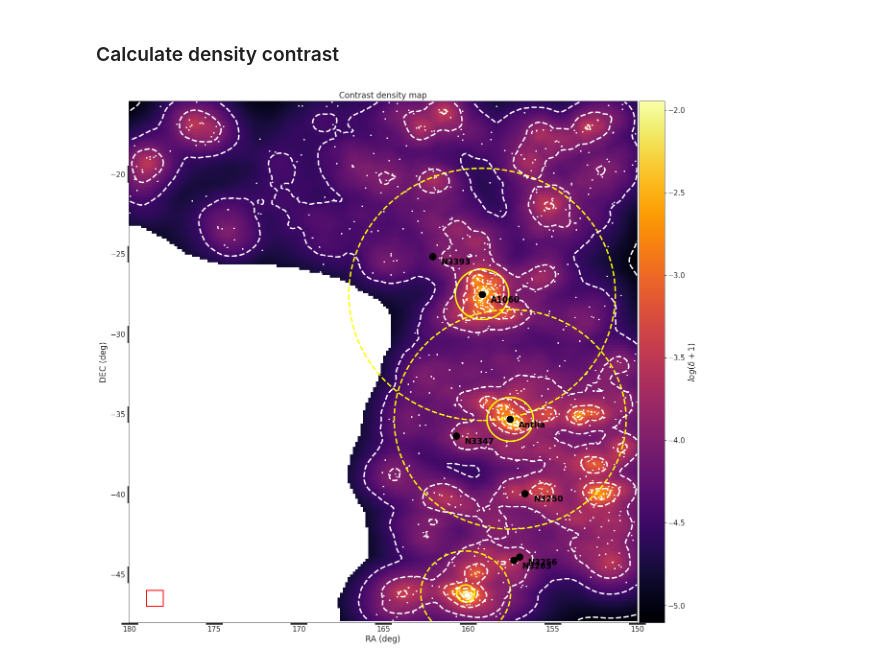
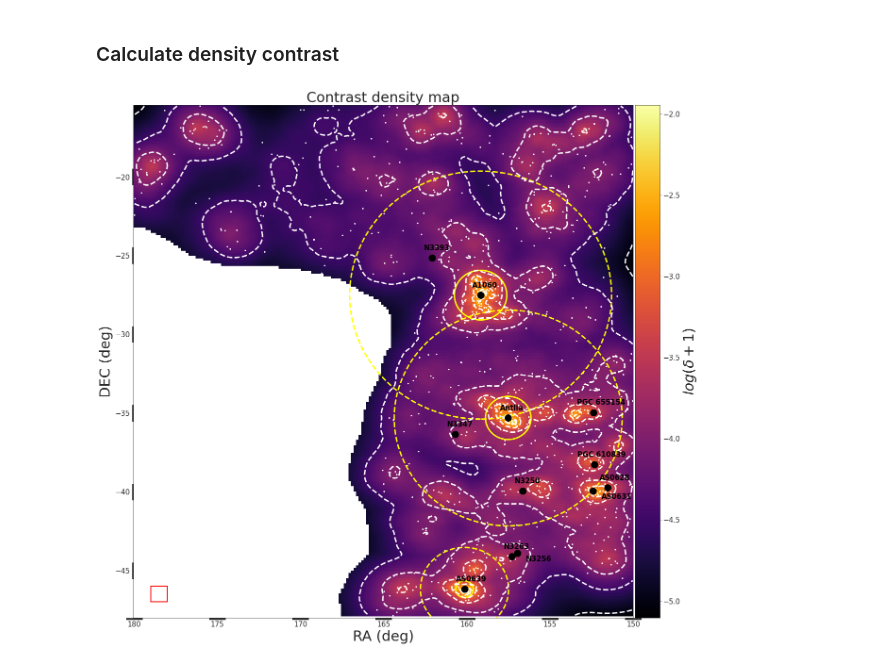
Before and after one commit to elismar2000/Hydra-Centaurus, a Jupyter notebook: hydra-centaurus-KNN-density.ipynb, the cells around one changed output. Cells and saved outputs as stored; diff of their text form; code cells hidden in the pictures.

```diff
--- a/hydra-centaurus-KNN-density.ipynb
+++ b/hydra-centaurus-KNN-density.ipynb
@@ -15,0 +30,2 @@ obj_name = s["Object Name"]
+# %%
+mask_mags = mags_float > 10
@@ -178,2 +197,11 @@ cl_decs = np.array([-25.16, -27.52, -25.70, -34.22, -35.32, -36.35, -39.94, -43.
 
 mask = cl_ras > 150
+# %%
+ra_gal1 = ra_b[mask_mags][np.argwhere(mags_float == mags_float[mask_mags].min())[0][0]]
+dec_gal1 = dec_b[mask_mags][np.argwhere(mags_float == mags_float[mask_mags].min())[0][0]]
+name_gal1 = gal_name[mask_mags][np.argwhere(mags_float == mags_float[mask_mags].min())[0][0]]
+
+
+ra_gal2 = ra_b[mask_mags][np.argwhere(mags_float == np.sort(mags_float[mask_mags])[2])[0][0]]
+dec_gal2 = dec_b[mask_mags][np.argwhere(mags_float == np.sort(mags_float[mask_mags])[2])[0][0]]
+name_gal2 = gal_name[mask_mags][np.argwhere(mags_float == np.sort(mags_float[mask_mags])[2])[0][0]]
@@ -180,7 +212,9 @@ mask = cl_ras > 150
 # %%
+from mpl_toolkits.axes_grid1 import make_axes_locatable
+
 conversion_factor = np.rad2deg(1)**2 * K
 
-fontsize = 17
+fontsize = 30
 labelsize = 15
 
 fig = plt.figure(figsize=(20, 20))
@@ -192,13 +226,12 @@ ax.set_ylabel("DEC (deg)", fontsize=fontsize)
 ax.set_xlabel("RA (deg)", fontsize=fontsize)
 ax.set_title("r_lim = {:.2f}, K = {:1d}, metric=Haversine".format(mlim, K), fontsize=fontsize)
 
-# ax.scatter(x=ra_s[mask_s], y=dec_s[mask_s], s=50, color="black", marker="d")
+# sc2 = ax.scatter(x=ra_b[mask_mags], y=dec_b[mask_mags], s=60, marker="o", c=mags_float[mask_mags], cmap="cool")
 
-from mpl_toolkits.axes_grid1 import make_axes_locatable
 divider = make_axes_locatable(ax)
 cax1 = divider.append_axes('right', size='5%', pad=0.05)
 cbar = fig.colorbar(sc1, cax=cax1, orientation='vertical')
-cbar.set_label(label=r"density $\left[ log \left( \propto \frac{galaxies}{deg^2} \right) \right ]$", fontsize=fontsize)
+cbar.set_label(label="Projected density", fontsize=fontsize)
 cbar.ax.tick_params(labelsize=labelsize)
 
 # ax.legend(fontsize=fontsize*0.8)
@@ -208,8 +241,16 @@ ax.yaxis.set_tick_params(labelsize=labelsize, width=35)
 dx = 0.5
 for ra_i, dec_i, text in zip(cl_ras[mask], cl_decs[mask], cl_names[mask]):
     ax.scatter(ra_i, dec_i, marker='o', s = 200, color="black", zorder=3)
-    ax.text(ra_i-dx, dec_i-dx, s=text, fontsize=fontsize, fontweight='bold', color='black', zorder=4)
+    if (text == "N3256") | (text == "AS0631"):
+        ax.text(ra_i-dx, dec_i-dx, s=text, fontsize=labelsize, fontweight='bold', color='black', zorder=4)
+    else:
+        ax.text(ra_i+dx, dec_i+dx, s=text, fontsize=labelsize, fontweight='bold', color='black', zorder=4)
 
+ax.scatter(ra_gal1, dec_gal1, marker='o', s = 200, color="black", zorder=3)
+ax.text(ra_gal1+2*dx, dec_gal1+dx, s="PGC 610839", fontsize=labelsize, fontweight='bold', color='black', zorder=4)
+
+ax.scatter(ra_gal2, dec_gal2, marker='o', s = 200, color="black", zorder=3)
+ax.text(ra_gal2+2*dx, dec_gal2+dx, s="PGC 655154", fontsize=labelsize, fontweight='bold', color='black', zorder=4)
 
 rect = patches.Rectangle((178, -47), 1, 1, linewidth=2, edgecolor='r', facecolor='none')
 ax.add_patch(rect)
@@ -473,7 +520,7 @@ ra_vir = np.array([159.17, 157.51, 160.14])
 dec_vir = np.array([-27.52, -35.32, -46.19])
 radius_vir = np.array([1.5744, 1.37, 0.530])
 # %%
-fontsize = 17
+fontsize = 30
 labelsize = 15
 
 fig = plt.figure(figsize=(20, 20))
@@ -491,32 +538,42 @@ cax1 = divider.append_axes('right', size='5%', pad=0.05)
 cbar = fig.colorbar(sc1, cax=cax1, orientation='vertical')
 cbar.set_label(label=r"$log(\delta + 1)$", fontsize=fontsize)
 cbar.ax.tick_params(labelsize=labelsize)
 
 ax.xaxis.set_tick_params(labelsize=labelsize, width=35)
 ax.yaxis.set_tick_params(labelsize=labelsize, width=35)
 
 dx = 0.5
 for ra_i, dec_i, text in zip(cl_ras[mask], cl_decs[mask], cl_names[mask]):
     ax.scatter(ra_i, dec_i, marker='o', s = 200, color="black", zorder=3)
-    ax.text(ra_i-dx, dec_i-dx, s=text, fontsize=fontsize, fontweight='bold', color='black', zorder=4)
+    if (text == "N3256") | (text == "AS0631"):
+        ax.text(ra_i-dx, dec_i-dx, s=text, fontsize=labelsize, fontweight='bold', color='black', zorder=4)
+    else:
+        ax.text(ra_i+dx, dec_i+dx, s=text, fontsize=labelsize, fontweight='bold', color='black', zorder=4)
 
 
 rect = patches.Rectangle((178, -47), 1, 1, linewidth=2, edgecolor='r', facecolor='none')
 ax.add_patch(rect)
 
 
 for ra_0, dec_0, radius in zip(ra_vir, dec_vir, radius_vir):
     FiveR200 = plt.Circle((ra_0, dec_0), 5*radius, linestyle='--',
                           edgecolor='yellow', facecolor="None", lw=3, label=r'$5 r_{200} = 7.872^{\circ}$')
     ax.add_patch(FiveR200)
 
     OneR200 = plt.Circle((ra_0, dec_0), radius, linestyle='-',
                          edgecolor='yellow', facecolor="None", lw=3, label=r'$1 r_{200} = 1.5744^{\circ}$')
     ax.add_patch(OneR200)
 
 
+ax.scatter(ra_gal1, dec_gal1, marker='o', s = 200, color="black", zorder=3)
+ax.text(ra_gal1+2*dx, dec_gal1+dx, s="PGC 610839", fontsize=labelsize, fontweight='bold', color='black', zorder=4)
+
+ax.scatter(ra_gal2, dec_gal2, marker='o', s = 200, color="black", zorder=3)
+ax.text(ra_gal2+2*dx, dec_gal2+dx, s="PGC 655154", fontsize=labelsize, fontweight='bold', color='black', zorder=4)
+
+
 ax.set_ylim(-48)
 ax.set_xlim(150)
 ax.invert_xaxis()
 # %% [output]
-[figure, old version]
+[figure, new version]
```
Also changed, not shown: parts of 8 cells of this notebook.
